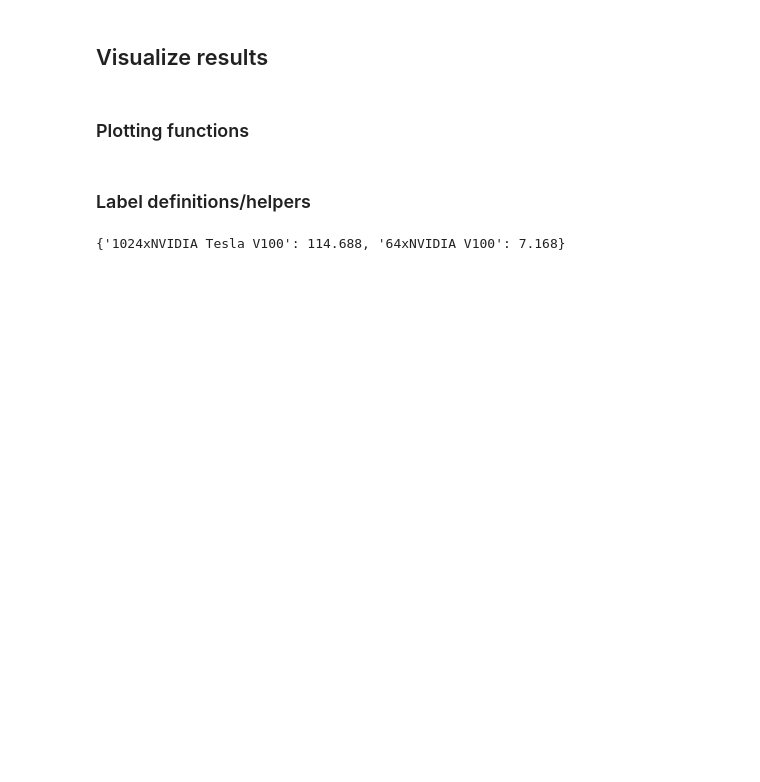
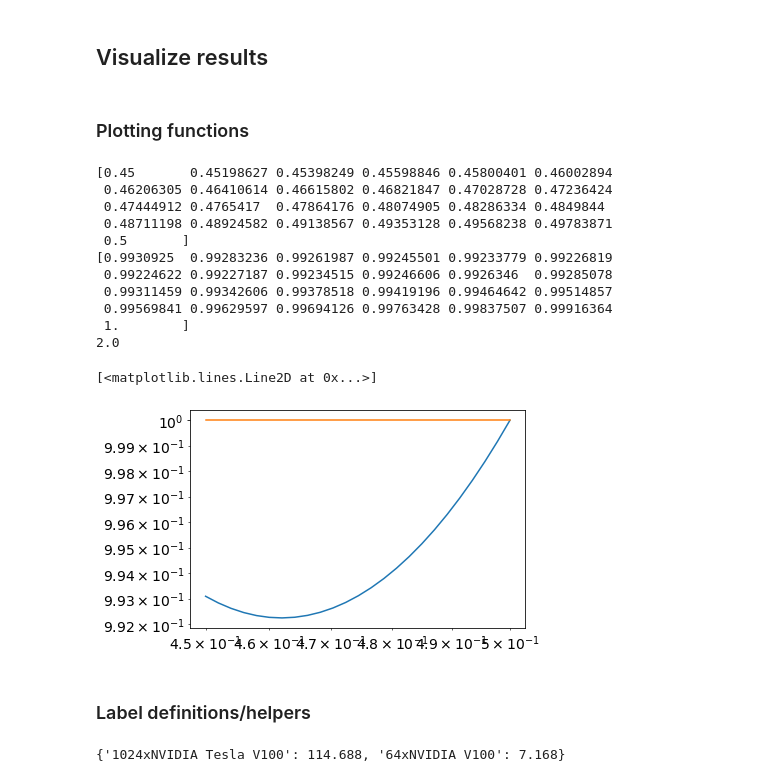
Before and after one commit to lukasgd/mlperf_hpc_results_v0.7_visualization, a Jupyter notebook: MLPerfResultsVisualizer.ipynb, the cells around one changed output. Cells and saved outputs as stored; diff of their text form; code cells hidden in the pictures; blank space fills up the shorter version.

Commit message:
New visualizations for 2x2 plot matrix (batch size, accelerators, epochs, throughput), various extensions and fixes

```diff
--- a/MLPerfResultsVisualizer.ipynb
+++ b/MLPerfResultsVisualizer.ipynb
@@ -439,0 +1142,24 @@ def plot_all_submissions(x_key, y_key, x_label=None, y_label=None, y_transform=N
+# %%
+x_values = [0.5, 0.45]
+y_value = 1
+y_factor = 2**0.01
+circle_x, circle_y = horizontal_circle_segment_loglog(x_values, y_value, y_factor)
+print(circle_x)
+print(circle_y)
+print(np.exp(np.log(2)))
+plt.loglog(circle_x, circle_y)
+plt.loglog(x_values, [y_value]*2)
+# %% [output]
+[0.45       0.45198627 0.45398249 0.45598846 0.45800401 0.46002894
+ 0.46206305 0.46410614 0.46615802 0.46821847 0.47028728 0.47236424
+ 0.47444912 0.4765417  0.47864176 0.48074905 0.48286334 0.4849844
+ 0.48711198 0.48924582 0.49138567 0.49353128 0.49568238 0.49783871
+ 0.5       ]
+[0.9930925  0.99283236 0.99261987 0.99245501 0.99233779 0.99226819
+ 0.99224622 0.99227187 0.99234515 0.99246606 0.9926346  0.99285078
+ 0.99311459 0.99342606 0.99378518 0.99419196 0.99464642 0.99514857
+ 0.99569841 0.99629597 0.99694126 0.99763428 0.99837507 0.99916364
+ 1.        ]
+2.0
+[<matplotlib.lines.Line2D at 0x...>]
+[figure, added]
```
Also changed, not shown: parts of 51 cells of this notebook.
